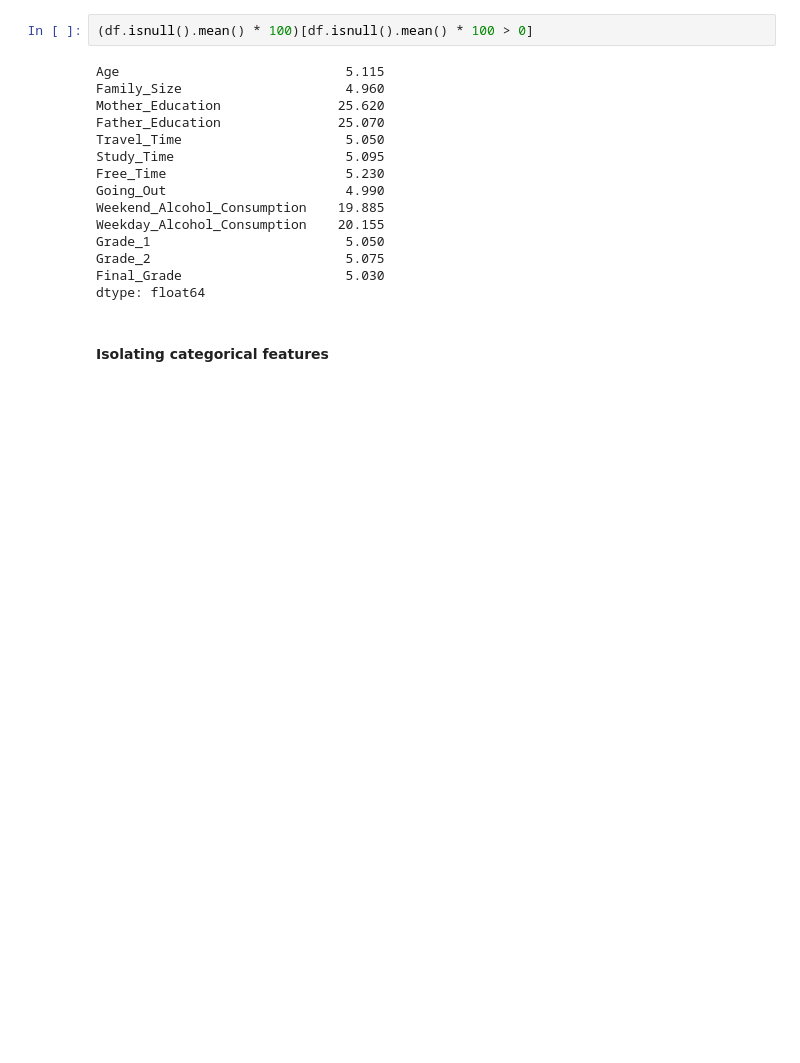
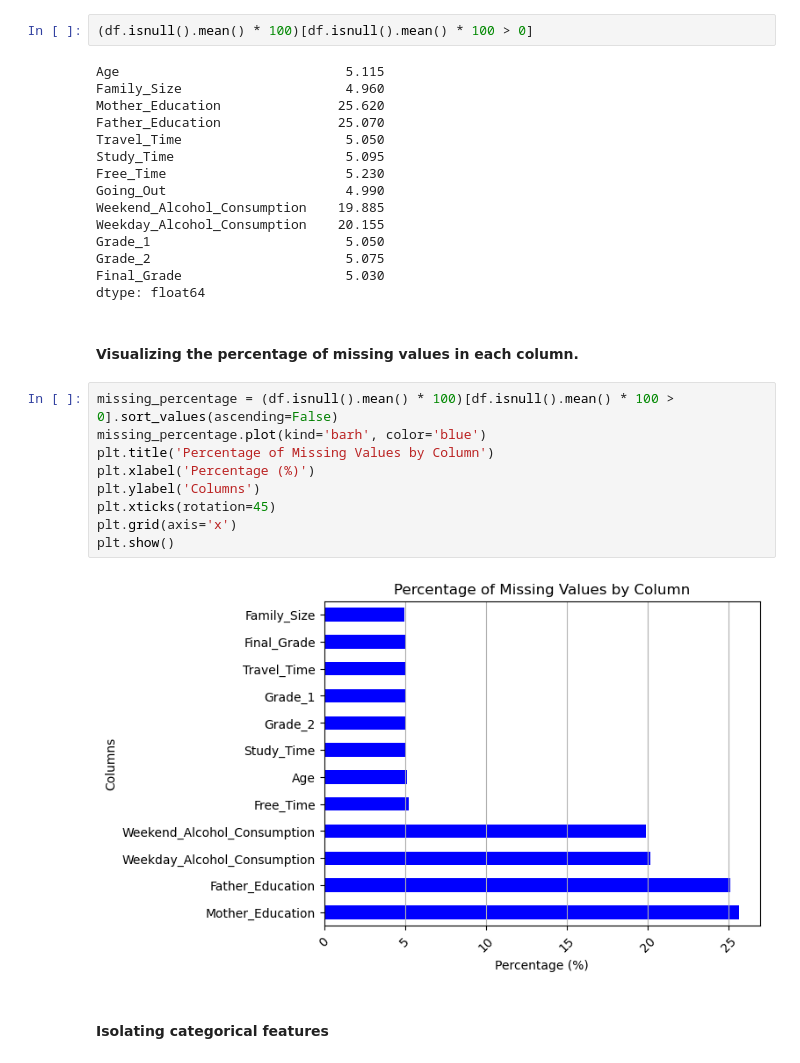
Before and after one commit to mrme77/School_DropOuts, a Jupyter notebook: Analysis.ipynb, the cells around one changed output. Cells and saved outputs as stored; diff of their text form; blank space fills up the shorter version.

```diff
--- a/Analysis.ipynb
+++ b/Analysis.ipynb
@@ -67,6 +70,19 @@ Grade_1                         5.050
 Grade_2                         5.075
 Final_Grade                     5.030
 dtype: float64
+# %% [markdown]
+#### Visualizing the percentage of missing values in each column.
+# %%
+missing_percentage = (df.isnull().mean() * 100)[df.isnull().mean() * 100 > 0].sort_values(ascending=False)
+missing_percentage.plot(kind='barh', color='blue')
+plt.title('Percentage of Missing Values by Column')
+plt.xlabel('Percentage (%)')
+plt.ylabel('Columns')
+plt.xticks(rotation=45)
+plt.grid(axis='x')
+plt.show()
+# %% [output]
+[figure, added]
 # %% [markdown]
 #### Isolating categorical features
 # %%
```
Also changed, not shown: parts of 3 cells of this notebook, 1 other file.
